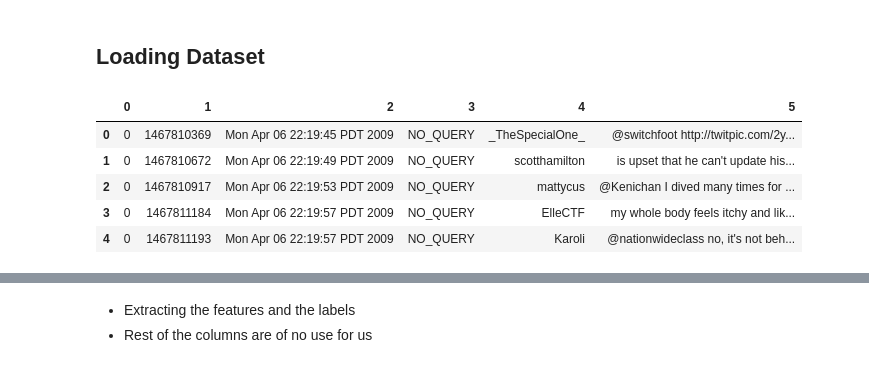
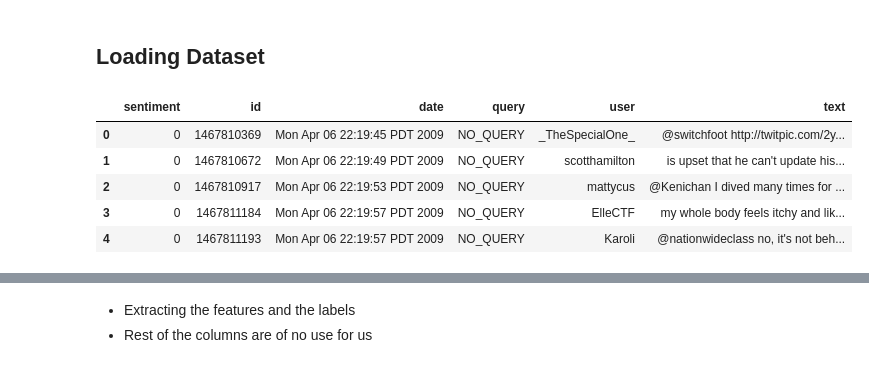
Before and after one commit to sobanali256/Tweet-Sentiment-Analysis, a Jupyter notebook: Tweet Analysis.ipynb, the cells around one changed output, grey strips where cells are left out. Saved outputs shown, nothing was run; the diff lists cells and outputs as text; code cells hidden in the pictures.

```diff
--- a/Tweet Analysis.ipynb
+++ b/Tweet Analysis.ipynb
@@ -19,13 +22,15 @@ import re
 # %% [markdown]
 ## Loading Dataset
 # %%
-data_path = "Data/training.1600000.processed.noemoticon.csv"
+data_path = "/content/training.1600000.processed.noemoticon.csv"
 # %%
-df_tweet = pd.read_csv(data_path, encoding='utf-8', encoding_errors='ignore', header=None)
+import csv
+column_names = ['sentiment', 'id', 'date', 'query', 'user', 'text']
+df_tweet = pd.read_csv(data_path, encoding='ISO-8859-1', header=None, names=column_names, engine='python', sep=',', quotechar='"', doublequote=True, on_bad_lines='skip')
 
 df_tweet.head()
 # %% [output]
-|  | 0 | 1 | 2 | 3 | 4 | 5 |
+|  | sentiment | id | date | query | user | text |
 | 0 | 0 | 1467810369 | Mon Apr 06 22:19:45 PDT 2009 | NO_QUERY | _TheSpecialOne_ | @switchfoot http://twitpic.com/2y... |
 | 1 | 0 | 1467810672 | Mon Apr 06 22:19:49 PDT 2009 | NO_QUERY | scotthamilton | is upset that he can't update his... |
 | 2 | 0 | 1467810917 | Mon Apr 06 22:19:53 PDT 2009 | NO_QUERY | mattycus | @Kenichan I dived many times for ... |
```
Also changed, not shown: parts of 31 cells of this notebook.
